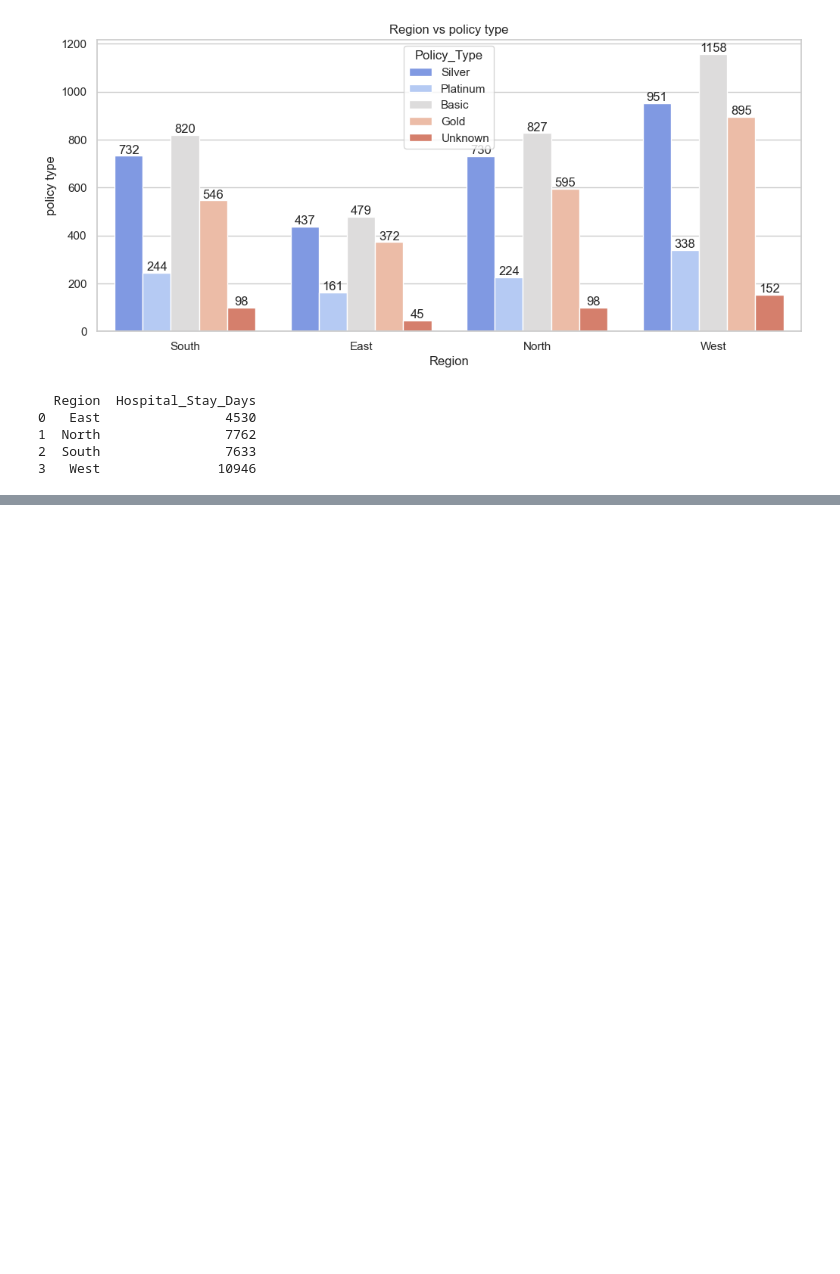
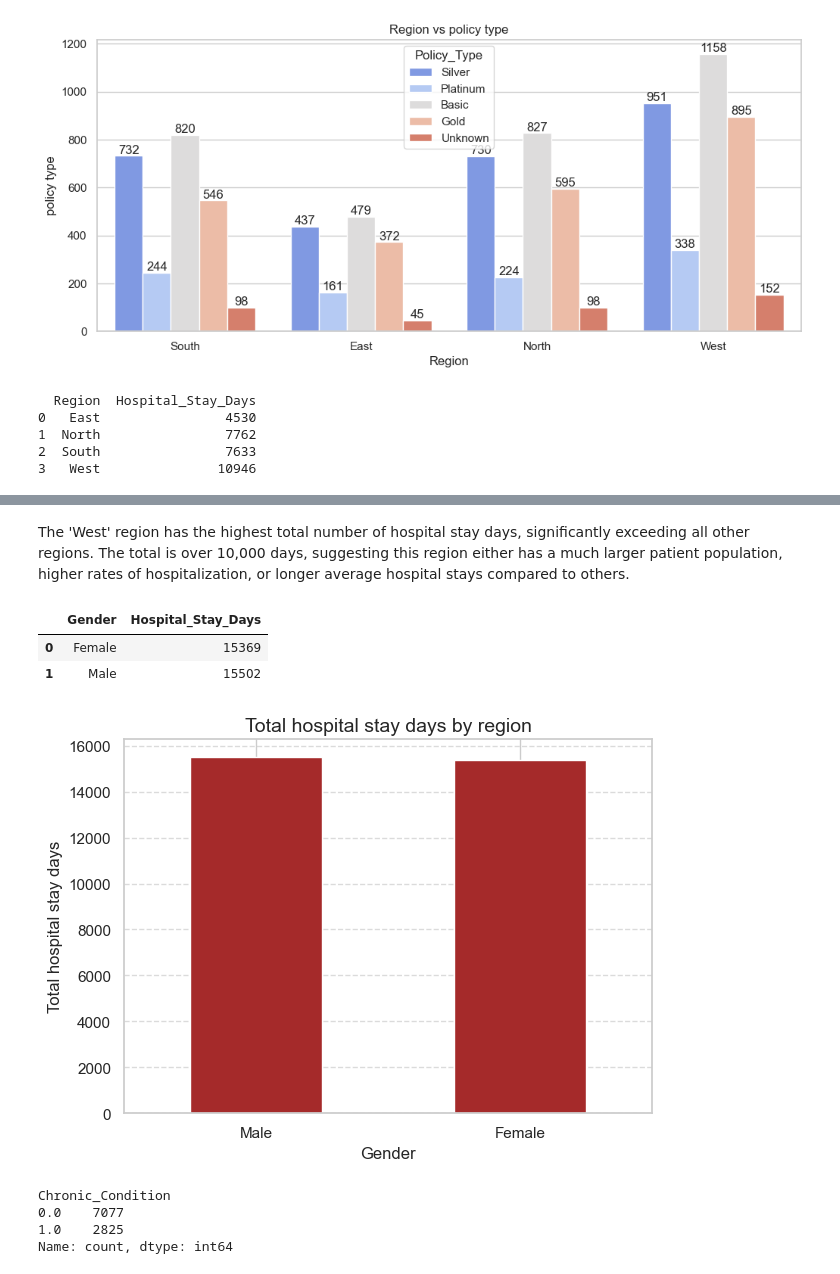
Before and after one commit to Mohini2815/Data-analysis-practice-projects, a Jupyter notebook: Insurance claims dataset.ipynb, the cells around one changed output, grey strips where cells are left out. Cells and saved outputs as stored; diff of their text form; code cells hidden in the pictures; blank space fills up the shorter version.

```diff
--- a/Insurance claims dataset.ipynb
+++ b/Insurance claims dataset.ipynb
@@ -470,0 +482,27 @@ print(region_stays_days)
+# %% [markdown]
+The 'West' region has the highest total number of hospital stay days, significantly exceeding all other regions. The total is over 10,000 days, suggesting this region either has a much larger patient population, higher rates of hospitalization, or longer average hospital stays compared to others.
+# %%
+gender_stays_days = df.groupby('Gender')['Hospital_Stay_Days'].sum().reset_index()
+gender_stays_days
+# %% [output]
+|  | Gender | Hospital_Stay_Days |
+| 0 | Female | 15369 |
+| 1 | Male | 15502 |
+# %%
+region_stays_days = df.groupby('Gender')['Hospital_Stay_Days'].sum().sort_values(ascending=False)
+region_stays_days.plot(kind='bar',color='brown')
+plt.title('Total hospital stay days by region',fontsize=14)
+plt.xlabel('Gender',fontsize=12)
+plt.ylabel('Total hospital stay days',fontsize=12)
+plt.xticks(rotation=0)
+plt.grid(axis='y',linestyle='--',alpha=0.7)
+plt.tight_layout()
+# %% [output]
+[figure, added]
+# %%
+df['Chronic_Condition'].value_counts()
+# %% [output]
+Chronic_Condition
+0.0    7077
+1.0    2825
+Name: count, dtype: int64
```
Also changed, not shown: parts of 4 cells of this notebook.
